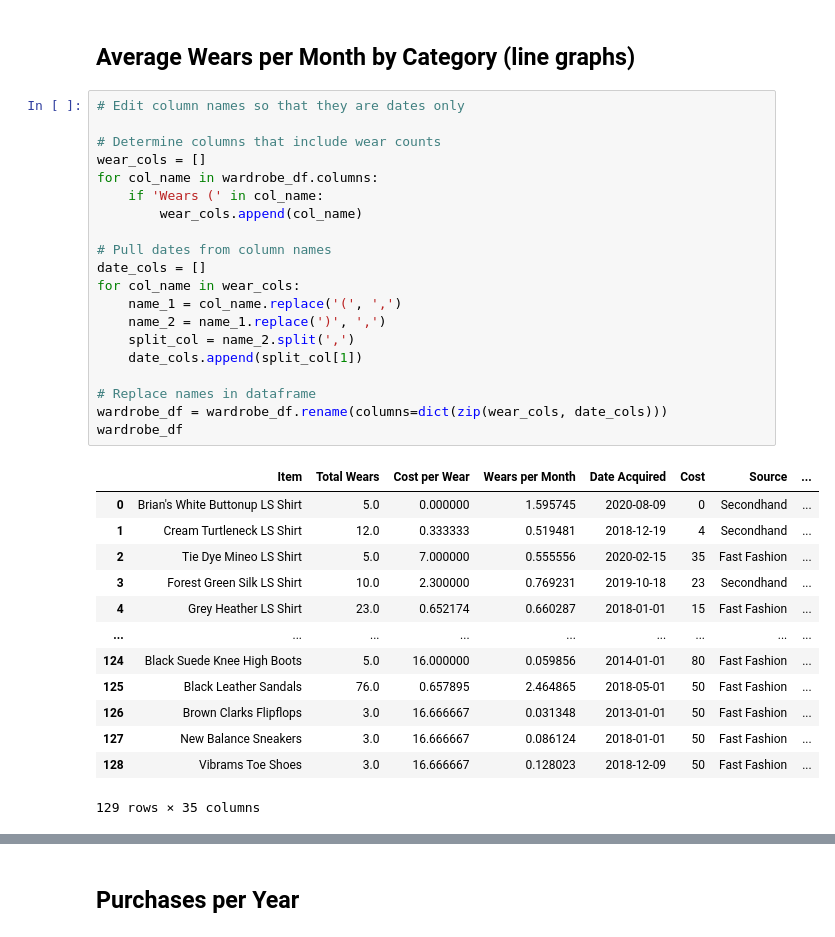
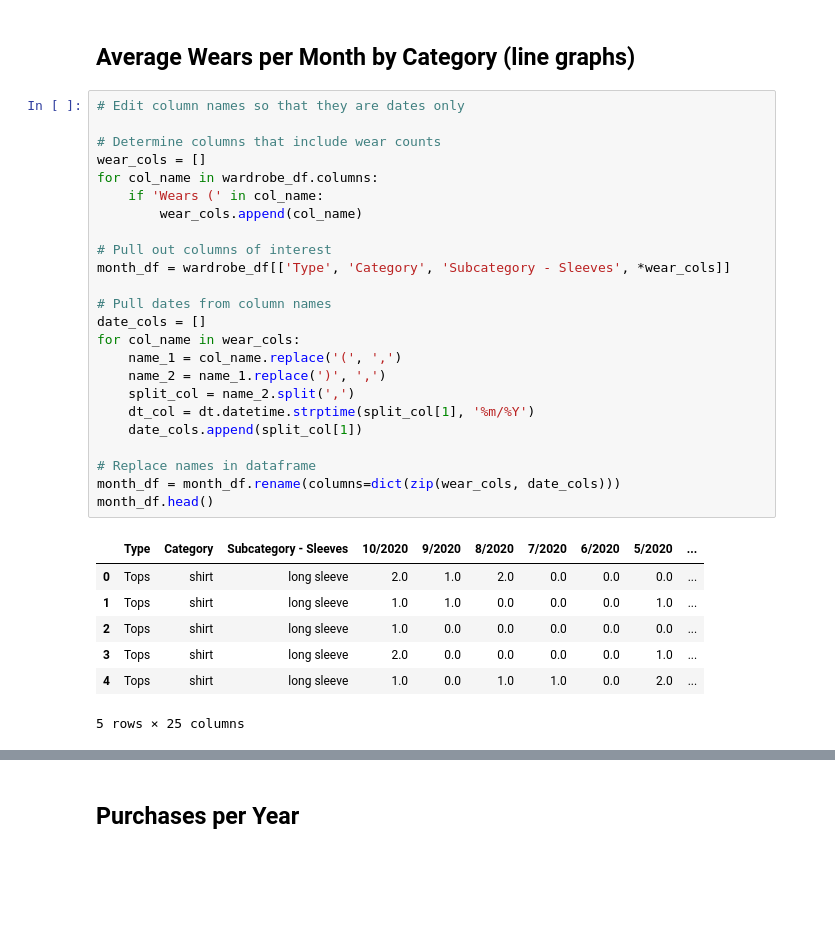
Before and after one commit to rebekahcallkacz/wardrobe-data-analysis, a Jupyter notebook: data_visualization.ipynb, the cells around one changed output, grey strips where cells are left out. Drawn from its saved outputs; the diff is of its cells as text; blank space fills up the shorter version.

```diff
--- a/data_visualization.ipynb
+++ b/data_visualization.ipynb
@@ -123,34 +130,32 @@ plt.show()
 # %%
 # Edit column names so that they are dates only
 
 # Determine columns that include wear counts
 wear_cols = []
 for col_name in wardrobe_df.columns:
     if 'Wears (' in col_name:
         wear_cols.append(col_name)
 
+# Pull out columns of interest
+month_df = wardrobe_df[['Type', 'Category', 'Subcategory - Sleeves', *wear_cols]]
+
 # Pull dates from column names
 date_cols = []
 for col_name in wear_cols:
     name_1 = col_name.replace('(', ',')
     name_2 = name_1.replace(')', ',')
     split_col = name_2.split(',')
+    dt_col = dt.datetime.strptime(split_col[1], '%m/%Y')
     date_cols.append(split_col[1])
 
 # Replace names in dataframe
-wardrobe_df = wardrobe_df.rename(columns=dict(zip(wear_cols, date_cols)))
-wardrobe_df
+month_df = month_df.rename(columns=dict(zip(wear_cols, date_cols)))
+month_df.head()
 # %% [output]
-|  | Item | Total Wears | Cost per Wear | Wears per Month | Date Acquired | Cost | Source | ... |
-| 0 | Brian's White Buttonup LS Shirt | 5.0 | 0.000000 | 1.595745 | 2020-08-09 | 0 | Secondhand | ... |
-| 1 | Cream Turtleneck LS Shirt | 12.0 | 0.333333 | 0.519481 | 2018-12-19 | 4 | Secondhand | ... |
-| 2 | Tie Dye Mineo LS Shirt | 5.0 | 7.000000 | 0.555556 | 2020-02-15 | 35 | Fast Fashion | ... |
-| 3 | Forest Green Silk LS Shirt | 10.0 | 2.300000 | 0.769231 | 2019-10-18 | 23 | Secondhand | ... |
-| 4 | Grey Heather LS Shirt | 23.0 | 0.652174 | 0.660287 | 2018-01-01 | 15 | Fast Fashion | ... |
-| ... | ... | ... | ... | ... | ... | ... | ... | ... |
-| 124 | Black Suede Knee High Boots | 5.0 | 16.000000 | 0.059856 | 2014-01-01 | 80 | Fast Fashion | ... |
-| 125 | Black Leather Sandals | 76.0 | 0.657895 | 2.464865 | 2018-05-01 | 50 | Fast Fashion | ... |
-| 126 | Brown Clarks Flipflops | 3.0 | 16.666667 | 0.031348 | 2013-01-01 | 50 | Fast Fashion | ... |
-| 127 | New Balance Sneakers | 3.0 | 16.666667 | 0.086124 | 2018-01-01 | 50 | Fast Fashion | ... |
-| 128 | Vibrams Toe Shoes | 3.0 | 16.666667 | 0.128023 | 2018-12-09 | 50 | Fast Fashion | ... |
+|  | Type | Category | Subcategory - Sleeves | 10/2020 | 9/2020 | 8/2020 | 7/2020 | 6/2020 | 5/2020 | ... |
+| 0 | Tops | shirt | long sleeve | 2.0 | 1.0 | 2.0 | 0.0 | 0.0 | 0.0 | ... |
+| 1 | Tops | shirt | long sleeve | 1.0 | 1.0 | 0.0 | 0.0 | 0.0 | 1.0 | ... |
+| 2 | Tops | shirt | long sleeve | 1.0 | 0.0 | 0.0 | 0.0 | 0.0 | 0.0 | ... |
+| 3 | Tops | shirt | long sleeve | 2.0 | 0.0 | 0.0 | 0.0 | 0.0 | 1.0 | ... |
+| 4 | Tops | shirt | long sleeve | 1.0 | 0.0 | 1.0 | 1.0 | 0.0 | 2.0 | ... |
-129 rows × 35 columns
+5 rows × 25 columns
```
Also changed, not shown: parts of 17 cells of this notebook, 1 other file.
